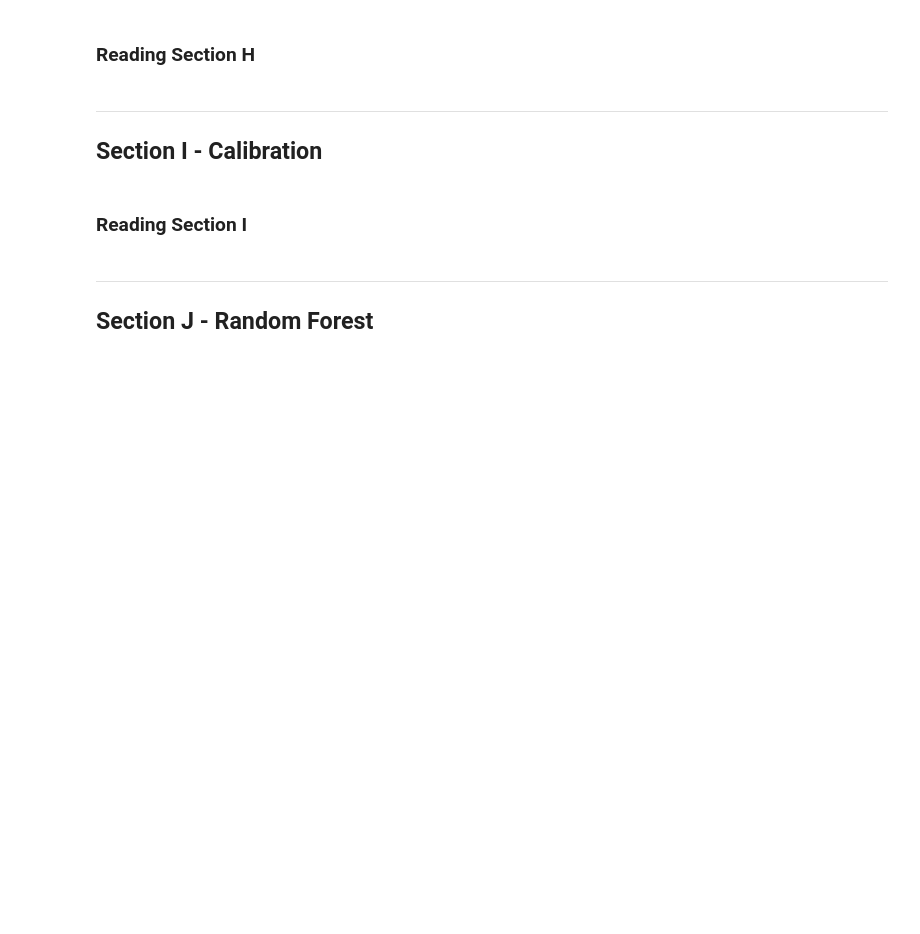
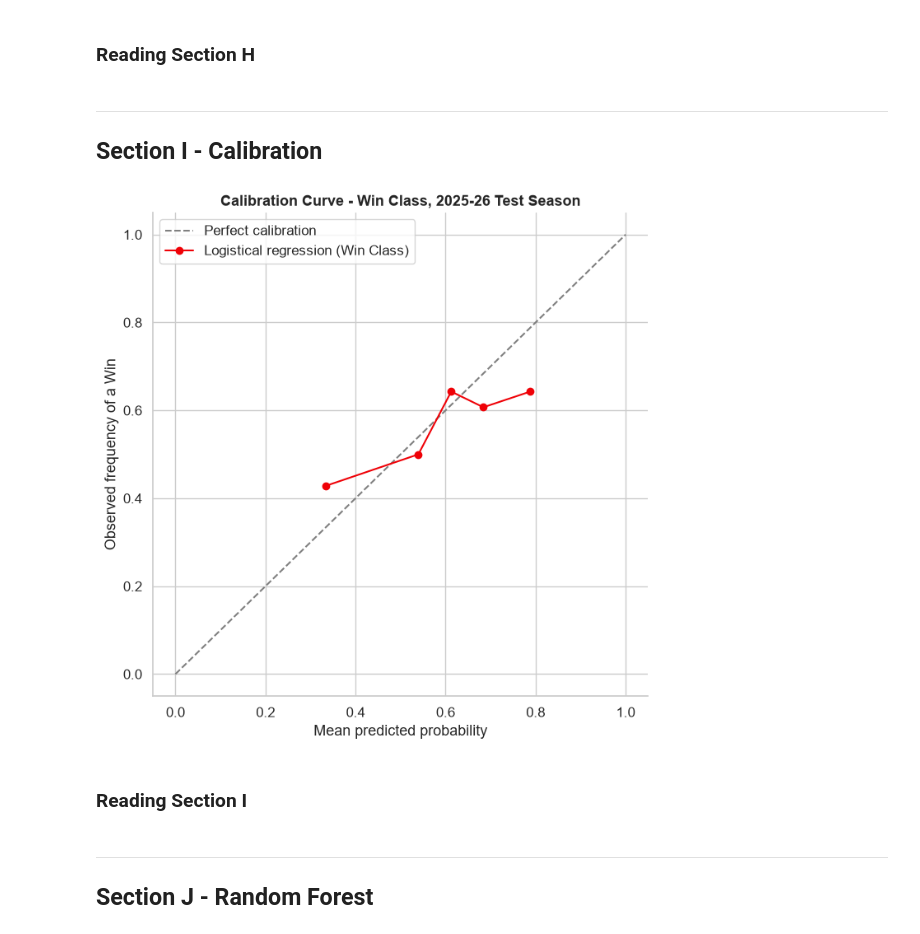
Before and after one commit to ChTej00/Arsenal-Bottle, a Jupyter notebook: notebooks/06_predictive_modeling.ipynb, the cells around one changed output. Saved outputs shown, nothing was run; the diff lists cells and outputs as text; code cells hidden in the pictures; blank space fills up the shorter version.

```diff
--- a/notebooks/06_predictive_modeling.ipynb
+++ b/notebooks/06_predictive_modeling.ipynb
@@ -403,6 +403,21 @@ actual_W       4       1      74
 ## Section I - Calibration
 # %%
 # calibration_curve for the Win class, reliability diagram
+prob_true, prob_pred = calibration_curve((y_test == 2).astype(int), p_log[:, 2], n_bins=5, strategy='quantile')
+
+fig, ax = plt.subplots(figsize=(7,7))
+ax.plot([0,1],[0,1], linestyle = '--', color = 'grey', label = 'Perfect calibration')
+ax.plot(prob_pred, prob_true, marker = 'o', color = TEAM_PALETTE['Arsenal'], label = 'Logistical regression (Win Class)')
+ax.set_xlabel('Mean predicted probability')
+ax.set_ylabel('Observed frequency of a Win')
+ax.set_title('Calibration Curve - Win Class, 2025-26 Test Season', fontsize = 13, fontweight = 'bold')
+ax.legend()
+ax.spines['top'].set_visible(False)
+ax.spines['right'].set_visible(False)
+plt.tight_layout()
+plt.show()
+# %% [output]
+[figure, added]
 # %% [markdown]
 ### Reading Section I
 # %% [markdown]
```
Also changed, not shown: parts of 6 cells of this notebook.
